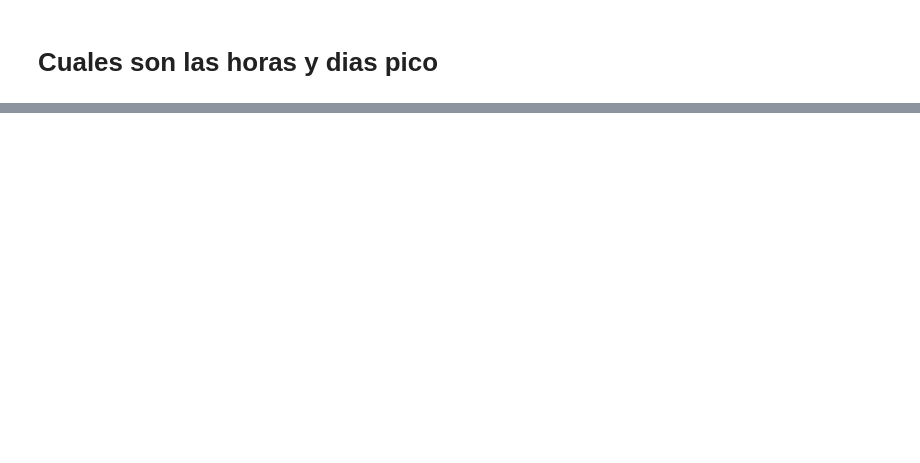
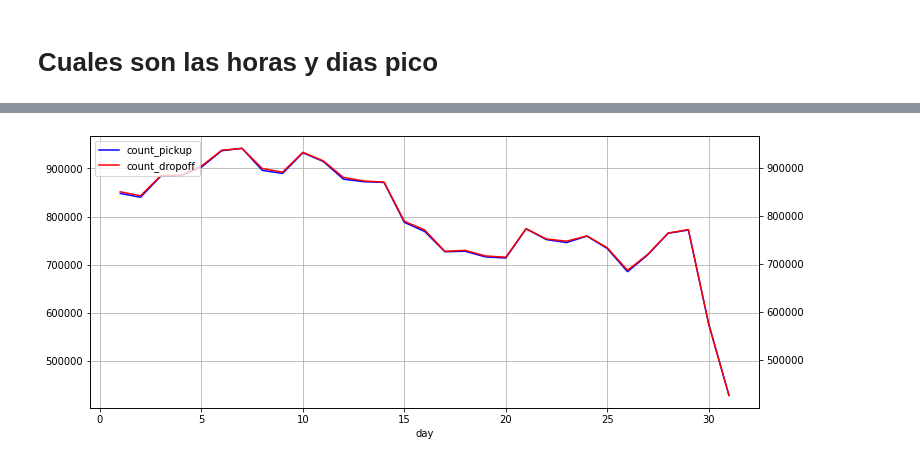
Before and after one commit to poldrosky/yellow_tripdata, a Jupyter notebook: EDA.ipynb, the cells around one changed output, grey strips where cells are left out. Cells and saved outputs as stored; diff of their text form; code cells hidden in the pictures; blank space fills up the shorter version.

```diff
--- a/EDA.ipynb
+++ b/EDA.ipynb
@@ -145,0 +185,25 @@ df_hour.head()
+# %%
+df_pickup_day = pd.DataFrame(
+    full_df['pickup_day'].value_counts().reset_index().values, columns=['day', 'count_pickup'])
+# %%
+df_dropoff_day = pd.DataFrame(
+    full_df['dropoff_day'].value_counts().reset_index().values, columns=['day', 'count_dropoff'])
+# %%
+df_day = pd.merge(df_pickup_day, df_dropoff_day, on='day', how='inner')
+# %%
+df_day = df_day.sort_values(by='day').set_index('day')
+# %%
+plt.figure(figsize=(12,5))
+plt.xlabel('day')
+
+ax1 = df_day.count_pickup.plot(color='blue', grid=True, label='count_pickup')
+ax2 = df_day.count_dropoff.plot(color='red', grid=True, secondary_y=True, label='count_dropoff')
+
+h1, l1 = ax1.get_legend_handles_labels()
+h2, l2 = ax2.get_legend_handles_labels()
+
+
+plt.legend(h1+h2, l1+l2, loc=2)
+plt.show()
+# %% [output]
+[figure, added]
```
Also changed, not shown: parts of 13 cells of this notebook, 1 other file.
